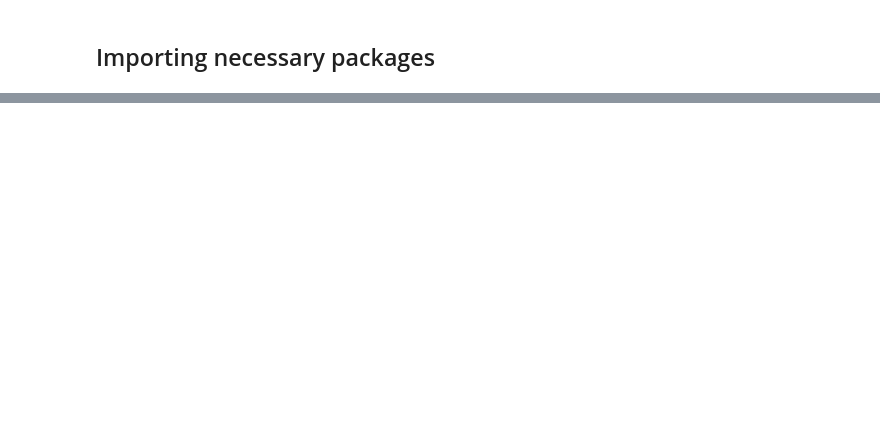
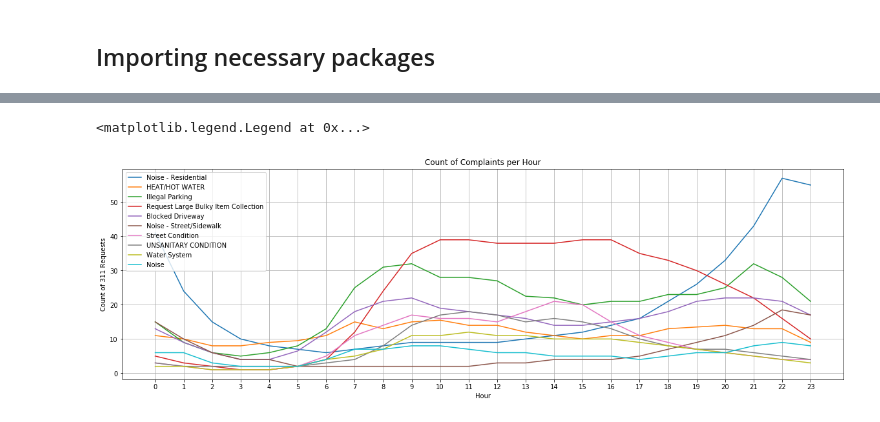
Before and after one commit to afeld/python-public-policy, a Jupyter notebook: hw_5_solution.ipynb, the cells around one changed output, grey strips where cells are left out. Saved outputs shown, nothing was run; the diff lists cells and outputs as text; code cells hidden in the pictures; blank space fills up the shorter version.

```diff
--- a/hw_5_solution.ipynb
+++ b/hw_5_solution.ipynb
@@ -331,0 +32,4 @@ Map of community districts for reference:
+# %%
+top_10 = df.groupby('complaint_type').size().nlargest(10).reset_index(name='count_complaints')
+top_10 = top_10.complaint_type
+top_10
@@ -331,0 +50,2 @@ Map of community districts for reference:
+# %%
+requests_in_top_10 = df[df.complaint_type.isin(top_10)]
@@ -331,0 +63,6 @@ Map of community districts for reference:
+# %%
+# if you don't provide the format string, it will take much longer to convert
+# %I indicates that it's using a 12hr clock with AM and PM
+
+requests_in_top_10.created_date = pd.to_datetime(requests_in_top_10.created_date, format='%m/%d/%Y %I:%M:%S %p')
+requests_in_top_10.closed_date = pd.to_datetime(requests_in_top_10.closed_date, format='%m/%d/%Y %I:%M:%S %p')
@@ -331,0 +83,11 @@ Map of community districts for reference:
+# %%
+# Add columns with date, month, weekday name, and hour using .dt.
+
+requests_in_top_10['year'] = requests_in_top_10.created_date.dt.year
+requests_in_top_10['date'] = requests_in_top_10.created_date.dt.date
+requests_in_top_10['month'] = requests_in_top_10.created_date.dt.month
+requests_in_top_10['weekday_name'] = requests_in_top_10.created_date.dt.weekday_name
+requests_in_top_10['weekday'] = requests_in_top_10.created_date.dt.weekday
+requests_in_top_10['hour'] = requests_in_top_10.created_date.dt.hour
+
+requests_in_top_10.head()
@@ -331,0 +132,20 @@ Map of community districts for reference:
+# %%
+# A
+complaint_per_date_hour = requests_in_top_10[['date', 'hour', 'complaint_type']].groupby(['date', 'hour', 'complaint_type']).size().reset_index(name='count_requests')
+
+plt.figure(figsize=(20, 6))
+
+# B and C
+for c_type in top_10:
+  complaint_hour = complaint_per_date_hour[complaint_per_date_hour.complaint_type == c_type].groupby('hour')['count_requests'].median().reset_index(name='median_requests')
+  plt.plot(complaint_hour.hour, complaint_hour.median_requests, label=c_type)
+
+plt.xticks(complaint_hour.hour)
+plt.grid()
+plt.title('Count of Complaints per Hour')
+plt.xlabel('Hour')
+plt.ylabel('Count of 311 Requests')
+plt.legend()
+# %% [output]
+<matplotlib.legend.Legend at 0x...>
+[figure, added]
```
Also changed, not shown: parts of 58 cells of this notebook, 17 other files.
